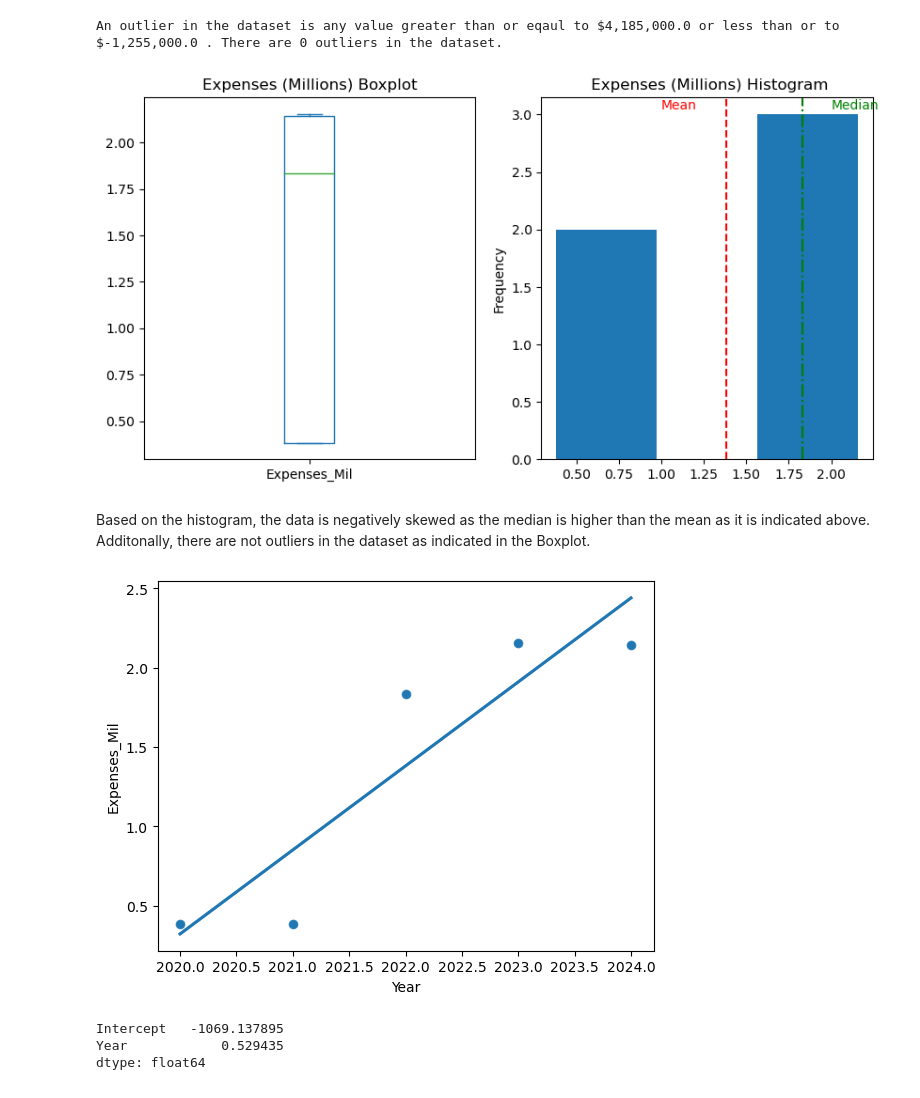
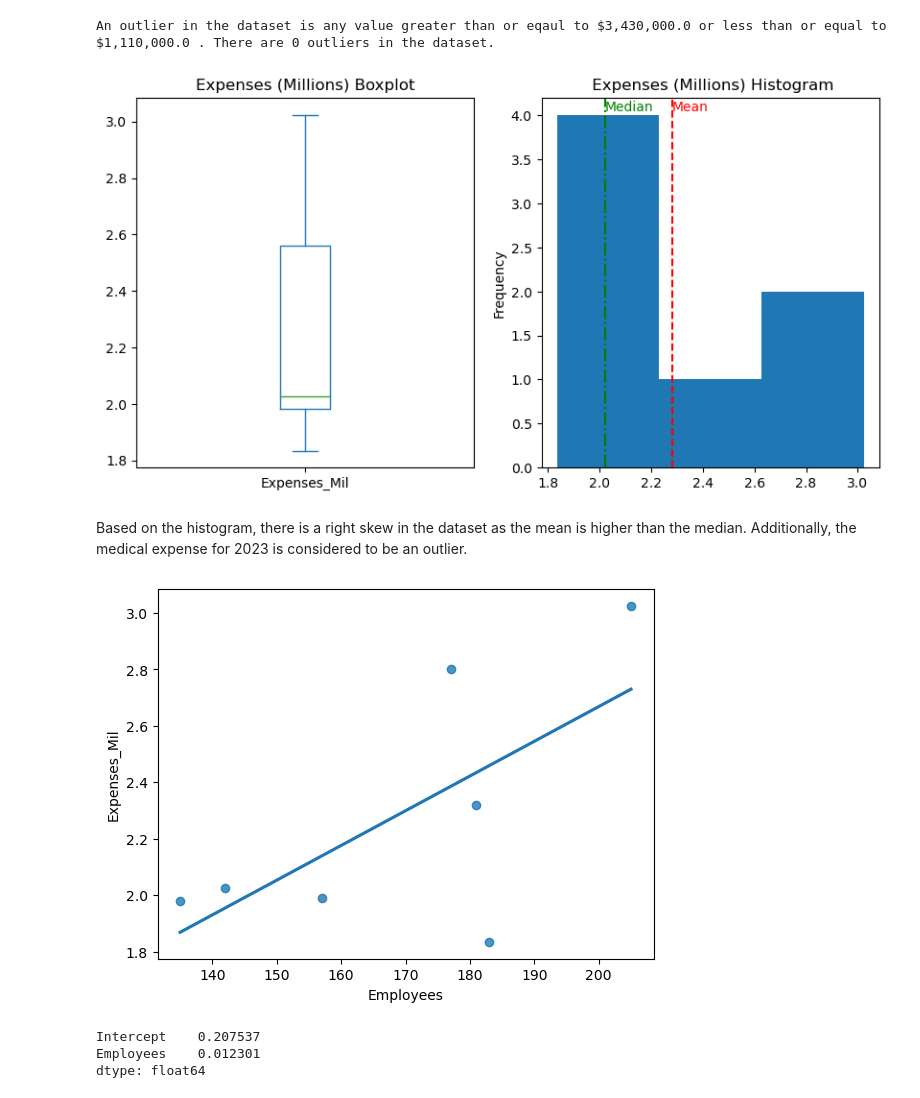
Before and after one commit to Scipio94/FY-Healthcare-Cost-Projection, a Jupyter notebook: Healthcare Cost Projection.ipynb, the cells around one changed output. Saved outputs shown, nothing was run; the diff lists cells and outputs as text; code cells hidden in the pictures.

```diff
--- a/Healthcare Cost Projection.ipynb
+++ b/Healthcare Cost Projection.ipynb
@@ -11,7 +11,7 @@ import numpy as np
 from statsmodels.formula.api import ols
 # %%
 # importing data
-df = pd.read_csv(r'/Users/scipio/Downloads/FY Health Care Costs - Sheet1 (1).csv')
+df = pd.read_csv(r'/Users/scipio/Downloads/FY Health Care Costs - FY Healthcare Cost.csv')
 # %%
 df.info()
 # %% [output]
@@ -46,50 +59,51 @@ Name: Expenses_Mil, dtype: float64
 # %%
-_25 = round(df['Expenses_Mil'].describe(),2).quantile(.25)
-_75 = round(df['Expenses_Mil'].describe(),2).quantile(.75)
+_25 = round(df['Expenses_Mil'].quantile(.25),2)
+_75 = round(df['Expenses_Mil'].quantile(.75),2)
 IQR = _75 - _25
 
 Upper_Outlier = _75 + (1.5 * IQR)
 Lower_Outlier = _25 - (1.5 * IQR)
 
 print('An outlier in the dataset is any value greater than or eqaul to',
-      f"${round(Upper_Outlier * mil,2):,}",'or less than or to',f"${round(Lower_Outlier * mil,2):,}",
+      f"${round(Upper_Outlier * mil,2):,}",'or less than or equal to',f"${round(Lower_Outlier * mil,2):,}",
      '. There are',df[(df['Expenses_Mil']>= Upper_Outlier)|(df['Expenses_Mil'] <= Lower_Outlier)].shape[0],
       'outliers in the dataset.')
 # %% [output]
-An outlier in the dataset is any value greater than or eqaul to $4,185,000.0 or less than or to $-1,255,000.0 . There are 0 outliers in the dataset.
+An outlier in the dataset is any value greater than or eqaul to $3,430,000.0 or less than or equal to $1,110,000.0 . There are 0 outliers in the dataset.
 # %%
 mean = round(df['Expenses_Mil'].mean(),2)
 median = round(df['Expenses_Mil'].median(),2)
 
 fig, ax = plt.subplots(nrows = 1, ncols = 2, figsize = (10,5))
 
-df['Expenses_Mil'].plot(kind = 'box', ax = ax[0], title = 'Expenses (Millions) Boxplot')
+df['Expenses_Mil'].plot(kind = 'box', ax = ax[0], title = 'Expenses (Millions) Boxplot',)
 df['Expenses_Mil'].plot(kind = 'hist', ax = ax[1], title = ' Expenses (Millions) Histogram', bins = 3 )
 ax[1].axvline(x = mean, color = 'red', linestyle = '--' ) # <- plotting mean on histogram
 ax[1].axvline(x = median, color = 'green', linestyle = '-.') # <- plotting median on histogram
-ax[1].text(1,3.05,'Mean', color = 'red')
-ax[1].text(2,3.05,'Median', color = 'green')
+ax[1].text(2.28,4.05,'Mean', color = 'red')
+ax[1].text(2.02,4.05 ,'Median', color = 'green')
 
 plt.show()
 # %% [output]
-[figure, old version]
+[figure, new version]
 # %% [markdown]
-Based on the histogram, the data is negatively skewed as the median is higher than the mean as it is indicated above. Additonally, there are not outliers in the dataset as indicated in the Boxplot.
+Based on the histogram, there is a right skew in the dataset as the mean is higher than the median. Additionally, the medical expense for 2023 is considered to be an outlier.
 # %%
 # Plotting Data
 
-sns.scatterplot( x = 'Year', y = 'Expenses_Mil', data = df) # <- scatterplot of FY Health Insurance expenses
-sns.regplot( x = 'Year', y = 'Expenses_Mil', ci = None, data = df) # <- Linear Regression
+plt.figure() # <- creating figure
 
-plt.show()
+sns.regplot(x = 'Employees', y = 'Expenses_Mil', ci = None, data = df) # <- Linear Regression
+
+plt.show() # <- displaying data
 # %% [output]
-[figure, old version]
+[figure, new version]
 # %%
 # Creaitng data model
-mdl_health_expenses = ols('Expenses_Mil~Year',data = df) # <- Creating model
+mdl_health_expenses = ols('Expenses_Mil~Employees',data = df) # <- Creating model
 mdl_health_expenses = mdl_health_expenses.fit() # <- fitting model
 print(mdl_health_expenses.params) # <- printing model parameters
 # %% [output]
-Intercept   -1069.137895
-Year            0.529435
+Intercept    0.207537
+Employees    0.012301
 dtype: float64
```
Also changed, not shown: parts of 13 cells of this notebook, 1 other file.
